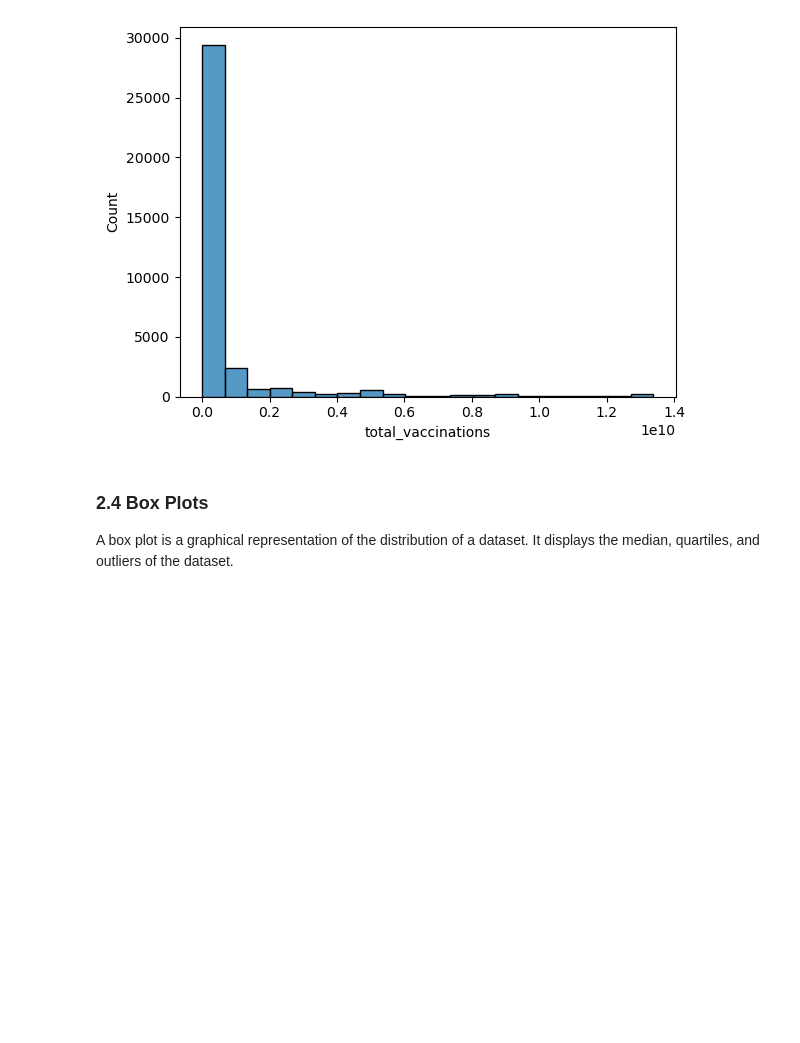
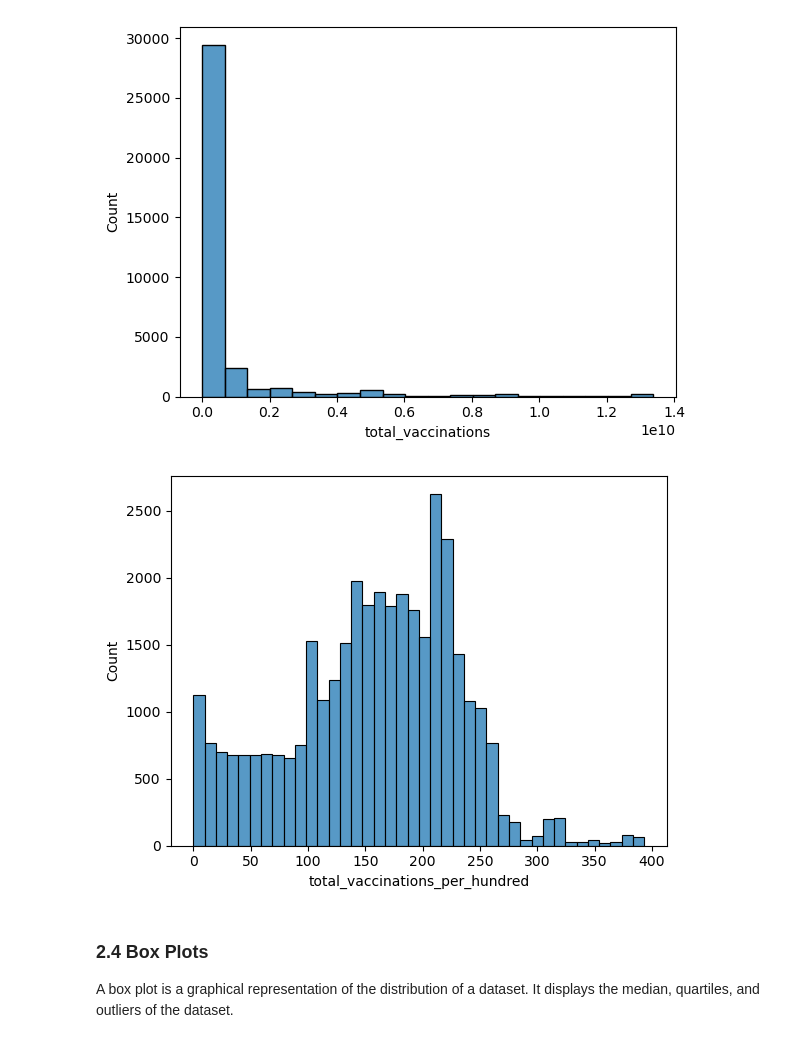
Before and after one commit to yibeichan/COMM160DS, a Jupyter notebook: week_5/lecture_part1.ipynb, the cells around one changed output. Saved outputs shown, nothing was run; the diff lists cells and outputs as text; code cells hidden in the pictures; blank space fills up the shorter version.

```diff
--- a/week_5/lecture_part1.ipynb
+++ b/week_5/lecture_part1.ipynb
@@ -122,6 +194,11 @@ sns.histplot(data=df, x="total_vaccinations", bins=20)
 plt.show()
 # %% [output]
 [figure]
+# %%
+sns.histplot(data=df, x="total_vaccinations_per_hundred", bins=40)
+plt.show()
+# %% [output]
+[figure, added]
 # %% [markdown]
 ### 2.4 Box Plots
 A box plot is a graphical representation of the distribution of a dataset. It displays the median, quartiles, and outliers of the dataset.
```
Also changed, not shown: parts of 33 cells of this notebook, 4 other files.
